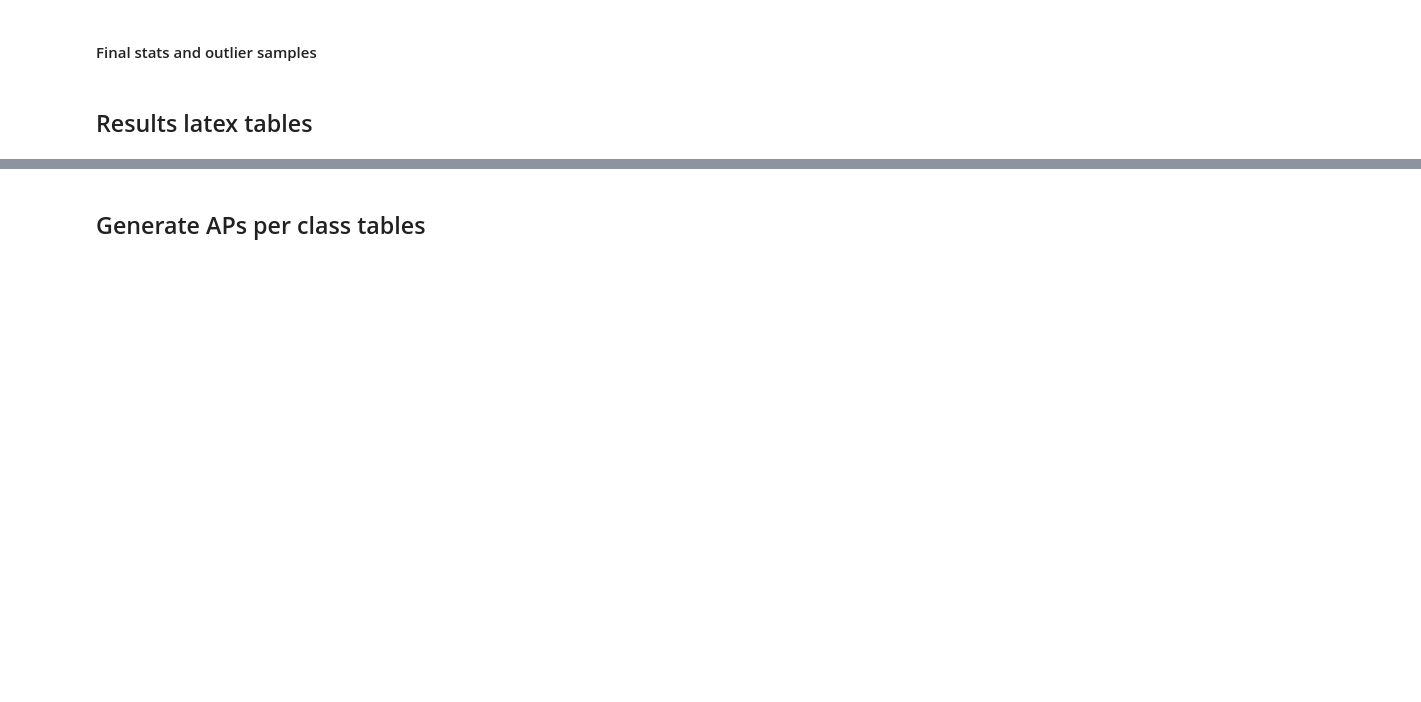
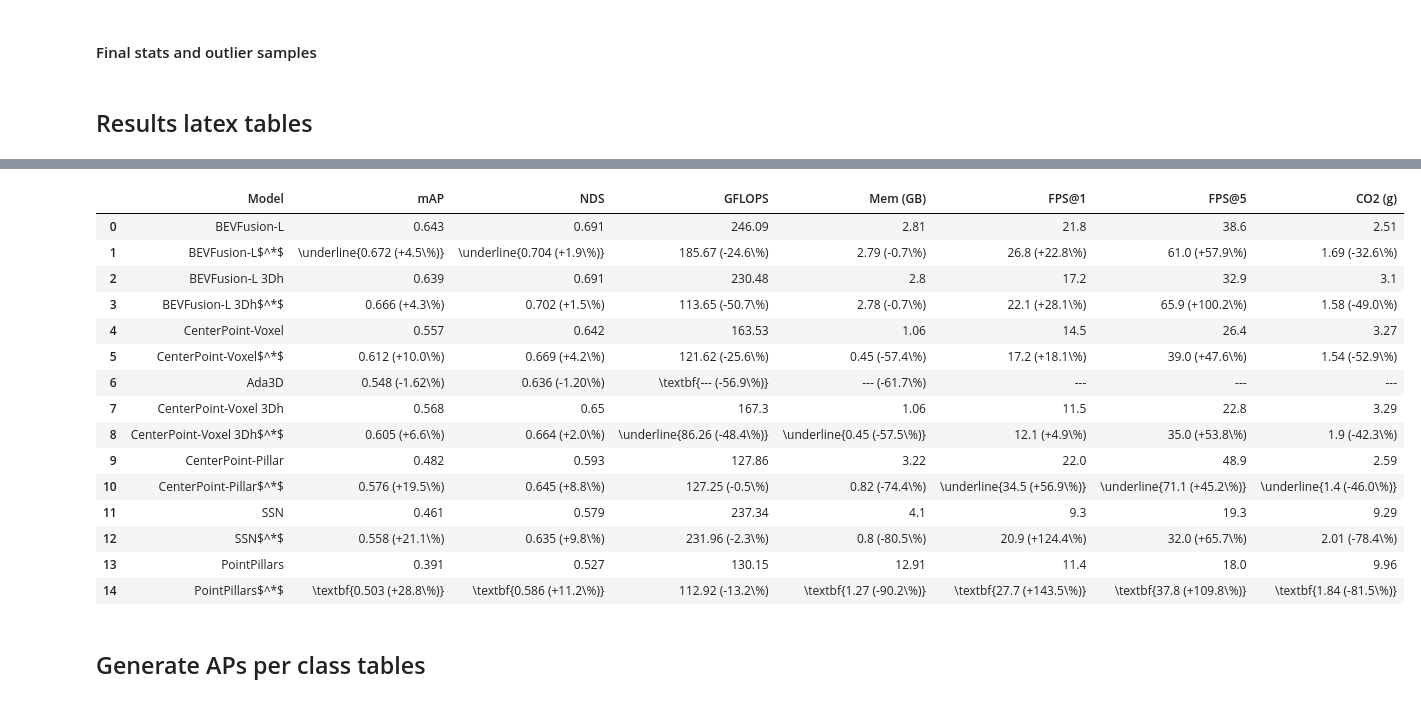
Before and after one commit to UFSCar-LaSID/bg_gt_filter, a Jupyter notebook: bg_gt_filter/scripts/plots_and_tables.ipynb, the cells around one changed output, grey strips where cells are left out. Drawn from its saved outputs; the diff is of its cells as text; code cells hidden in the pictures; blank space fills up the shorter version.

```diff
--- a/bg_gt_filter/scripts/plots_and_tables.ipynb
+++ b/bg_gt_filter/scripts/plots_and_tables.ipynb
@@ -894,10 +1035,6 @@ df_latex
 df_result = df_latex.copy()
 
 model_names = df_latex['model_name'].unique()
-
-cols_round_1 = ['fps_1', 'fps_5']
-cols_round_2 = ['GFLOPS', 'peak_memory_allocated_gb', 'co2_g']
-cols_round_3 = ['mAP', 'NDS']
 
 for model_name in model_names:
 
@@ -914,26 +1051,9 @@ for model_name in model_names:
     df_model_ori = df_latex.loc[mask_ori]
     df_model_filter = df_latex.loc[mask_filter]
 
-    enhancement_1 = (
-        (df_model_filter[cols_round_1].to_numpy(dtype=float)
-         - df_model_ori[cols_round_1].to_numpy(dtype=float))
-        / df_model_ori[cols_round_1].to_numpy(dtype=float)
-        * 100
-    )
-
-    enhancement_2 = (
-        (df_model_filter[cols_round_2].to_numpy(dtype=float)
-         - df_model_ori[cols_round_2].to_numpy(dtype=float))
-        / df_model_ori[cols_round_2].to_numpy(dtype=float)
-        * 100
-    )
-
-    enhancement_3 = (
-        (df_model_filter[cols_round_3].to_numpy(dtype=float)
-         - df_model_ori[cols_round_3].to_numpy(dtype=float))
-        / df_model_ori[cols_round_3].to_numpy(dtype=float)
-        * 100
-    )
+    enhancement_1 = df_model_filter[[f'{col}_enhancement' for col in cols_round_1]].to_numpy(dtype=float)
+    enhancement_2 = df_model_filter[[f'{col}_enhancement' for col in cols_round_2]].to_numpy(dtype=float)
+    enhancement_3 = df_model_filter[[f'{col}_enhancement' for col in cols_round_3]].to_numpy(dtype=float)
 
     enhancement_1 = np.round(enhancement_1, 1)
     enhancement_2 = np.round(enhancement_2, 1)
@@ -984,33 +1104,62 @@ ada3d_row = pd.DataFrame(  # This info were collected from the Ada3D paper
         'GFLOPS': ['--- (-56.9\\%)'],
         'peak_memory_allocated_gb': ['--- (-61.7\\%)'],
         'fps_1': ['---'],
         'fps_5': ['---'],
         'co2_g': ['---']
     }
 )
 
 insert_pos = 6
 df_result = pd.concat([
     df_result.iloc[:insert_pos],
     ada3d_row,
     df_result.iloc[insert_pos:]
 ]).reset_index(drop=True)
 
+for col in underline_dict.keys():
+    df_result[col] = df_result.apply(
+        lambda row: "\\underline{" + str(row[col]) + "}" if underline_dict[col][row.name] else str(row[col]),
+        axis=1
+    )
+
+for col in bold_dict.keys():
+    df_result[col] = df_result.apply(
+        lambda row: "\\textbf{" + str(row[col]) + "}" if bold_dict[col][row.name] else str(row[col]),
+        axis=1
+    )
+
 df_result = df_result[['model_name', 'mAP', 'NDS', 'GFLOPS', 'peak_memory_allocated_gb', 'fps_1', 'fps_5', 'co2_g']]
 cols_name_map = {
     'model_name': 'Model',
     'mAP': 'mAP',
     'NDS': 'NDS',
     'GFLOPS': 'GFLOPS',
     'peak_memory_allocated_gb': 'Mem (GB)',
     'fps_1': 'FPS@1',
     'fps_5': 'FPS@5',
     'co2_g': 'CO2 (g)'
 }
 
 df_result = df_result.rename(columns=cols_name_map)
 
 df_result
+# %% [output]
+|  | Model | mAP | NDS | GFLOPS | Mem (GB) | FPS@1 | FPS@5 | CO2 (g) |
+| 0 | BEVFusion-L | 0.643 | 0.691 | 246.09 | 2.81 | 21.8 | 38.6 | 2.51 |
+| 1 | BEVFusion-L$^*$ | \underline{0.672 (+4.5\%)} | \underline{0.704 (+1.9\%)} | 185.67 (-24.6\%) | 2.79 (-0.7\%) | 26.8 (+22.8\%) | 61.0 (+57.9\%) | 1.69 (-32.6\%) |
+| 2 | BEVFusion-L 3Dh | 0.639 | 0.691 | 230.48 | 2.8 | 17.2 | 32.9 | 3.1 |
+| 3 | BEVFusion-L 3Dh$^*$ | 0.666 (+4.3\%) | 0.702 (+1.5\%) | 113.65 (-50.7\%) | 2.78 (-0.7\%) | 22.1 (+28.1\%) | 65.9 (+100.2\%) | 1.58 (-49.0\%) |
+| 4 | CenterPoint-Voxel | 0.557 | 0.642 | 163.53 | 1.06 | 14.5 | 26.4 | 3.27 |
+| 5 | CenterPoint-Voxel$^*$ | 0.612 (+10.0\%) | 0.669 (+4.2\%) | 121.62 (-25.6\%) | 0.45 (-57.4\%) | 17.2 (+18.1\%) | 39.0 (+47.6\%) | 1.54 (-52.9\%) |
+| 6 | Ada3D | 0.548 (-1.62\%) | 0.636 (-1.20\%) | \textbf{--- (-56.9\%)} | --- (-61.7\%) | --- | --- | --- |
+| 7 | CenterPoint-Voxel 3Dh | 0.568 | 0.65 | 167.3 | 1.06 | 11.5 | 22.8 | 3.29 |
+| 8 | CenterPoint-Voxel 3Dh$^*$ | 0.605 (+6.6\%) | 0.664 (+2.0\%) | \underline{86.26 (-48.4\%)} | \underline{0.45 (-57.5\%)} | 12.1 (+4.9\%) | 35.0 (+53.8\%) | 1.9 (-42.3\%) |
+| 9 | CenterPoint-Pillar | 0.482 | 0.593 | 127.86 | 3.22 | 22.0 | 48.9 | 2.59 |
+| 10 | CenterPoint-Pillar$^*$ | 0.576 (+19.5\%) | 0.645 (+8.8\%) | 127.25 (-0.5\%) | 0.82 (-74.4\%) | \underline{34.5 (+56.9\%)} | \underline{71.1 (+45.2\%)} | \underline{1.4 (-46.0\%)} |
+| 11 | SSN | 0.461 | 0.579 | 237.34 | 4.1 | 9.3 | 19.3 | 9.29 |
+| 12 | SSN$^*$ | 0.558 (+21.1\%) | 0.635 (+9.8\%) | 231.96 (-2.3\%) | 0.8 (-80.5\%) | 20.9 (+124.4\%) | 32.0 (+65.7\%) | 2.01 (-78.4\%) |
+| 13 | PointPillars | 0.391 | 0.527 | 130.15 | 12.91 | 11.4 | 18.0 | 9.96 |
+| 14 | PointPillars$^*$ | \textbf{0.503 (+28.8\%)} | \textbf{0.586 (+11.2\%)} | 112.92 (-13.2\%) | \textbf{1.27 (-90.2\%)} | \textbf{27.7 (+143.5\%)} | \textbf{37.8 (+109.8\%)} | \textbf{1.84 (-81.5\%)} |
 # %%
 latex_str = '''
 \\begin{table*}[htpb]
```
Also changed, not shown: parts of 6 cells of this notebook.
